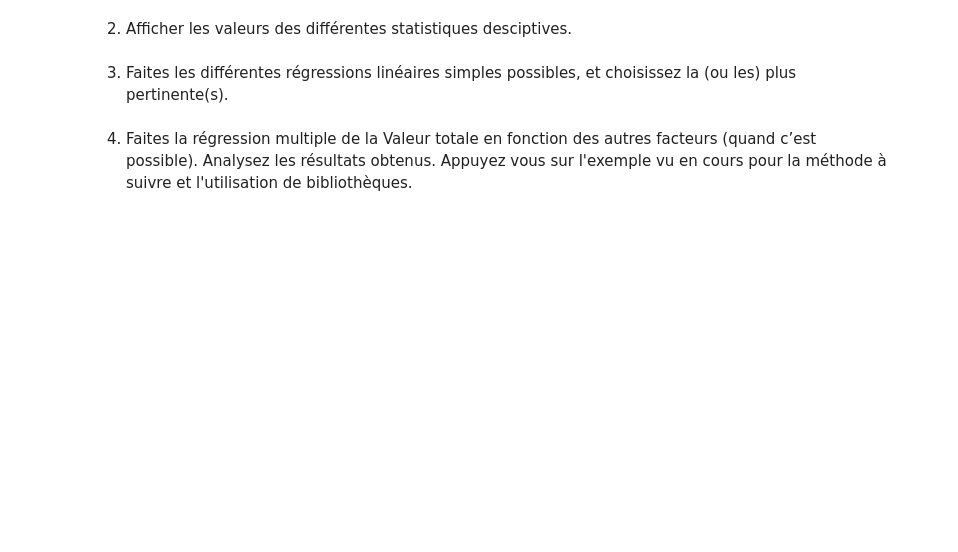
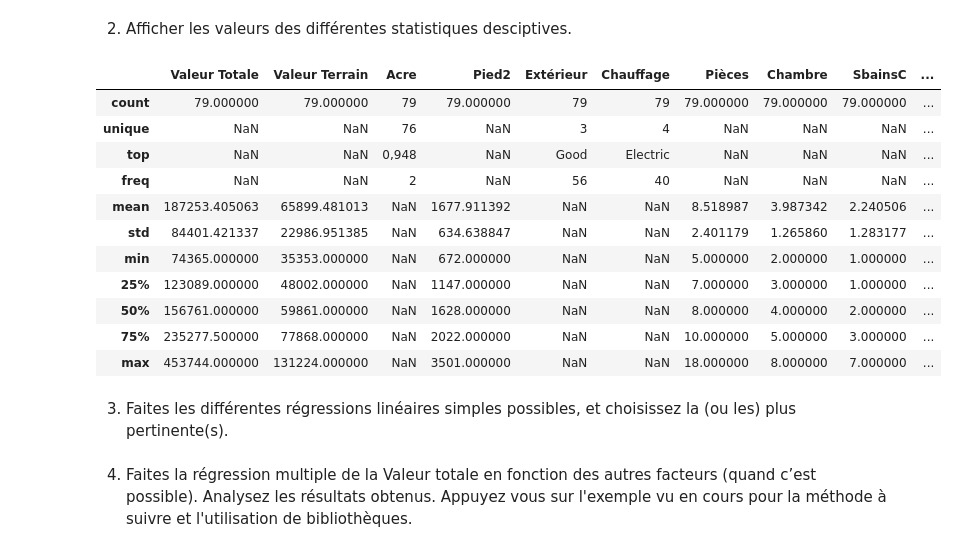
Before and after one commit to Anatgnr/acid, a Jupyter notebook: td03_regression.ipynb, the cells around one changed output. Drawn from its saved outputs; the diff is of its cells as text; code cells hidden in the pictures; blank space fills up the shorter version.

```diff
--- a/td03_regression.ipynb
+++ b/td03_regression.ipynb
@@ -98,5 +163,20 @@ Après avoir chargé les données dans un DataFrame vous pouvez visualiser les p
 # %% [markdown]
 2. Afficher les valeurs des différentes statistiques desciptives.
+# %%
+df.describe(include = "all")
+# %% [output]
+|  | Valeur Totale | Valeur Terrain | Acre | Pied2 | Extérieur | Chauffage | Pièces | Chambre | SbainsC | ... |
+| count | 79.000000 | 79.000000 | 79 | 79.000000 | 79 | 79 | 79.000000 | 79.000000 | 79.000000 | ... |
+| unique | NaN | NaN | 76 | NaN | 3 | 4 | NaN | NaN | NaN | ... |
+| top | NaN | NaN | 0,948 | NaN | Good | Electric | NaN | NaN | NaN | ... |
+| freq | NaN | NaN | 2 | NaN | 56 | 40 | NaN | NaN | NaN | ... |
+| mean | 187253.405063 | 65899.481013 | NaN | 1677.911392 | NaN | NaN | 8.518987 | 3.987342 | 2.240506 | ... |
+| std | 84401.421337 | 22986.951385 | NaN | 634.638847 | NaN | NaN | 2.401179 | 1.265860 | 1.283177 | ... |
+| min | 74365.000000 | 35353.000000 | NaN | 672.000000 | NaN | NaN | 5.000000 | 2.000000 | 1.000000 | ... |
+| 25% | 123089.000000 | 48002.000000 | NaN | 1147.000000 | NaN | NaN | 7.000000 | 3.000000 | 1.000000 | ... |
+| 50% | 156761.000000 | 59861.000000 | NaN | 1628.000000 | NaN | NaN | 8.000000 | 4.000000 | 2.000000 | ... |
+| 75% | 235277.500000 | 77868.000000 | NaN | 2022.000000 | NaN | NaN | 10.000000 | 5.000000 | 3.000000 | ... |
+| max | 453744.000000 | 131224.000000 | NaN | 3501.000000 | NaN | NaN | 18.000000 | 8.000000 | 7.000000 | ... |
 # %% [markdown]
 3. Faites les différentes régressions linéaires simples possibles, et choisissez la (ou les) plus pertinente(s).
 # %% [markdown]
```
Also changed, not shown: parts of 8 cells of this notebook.
